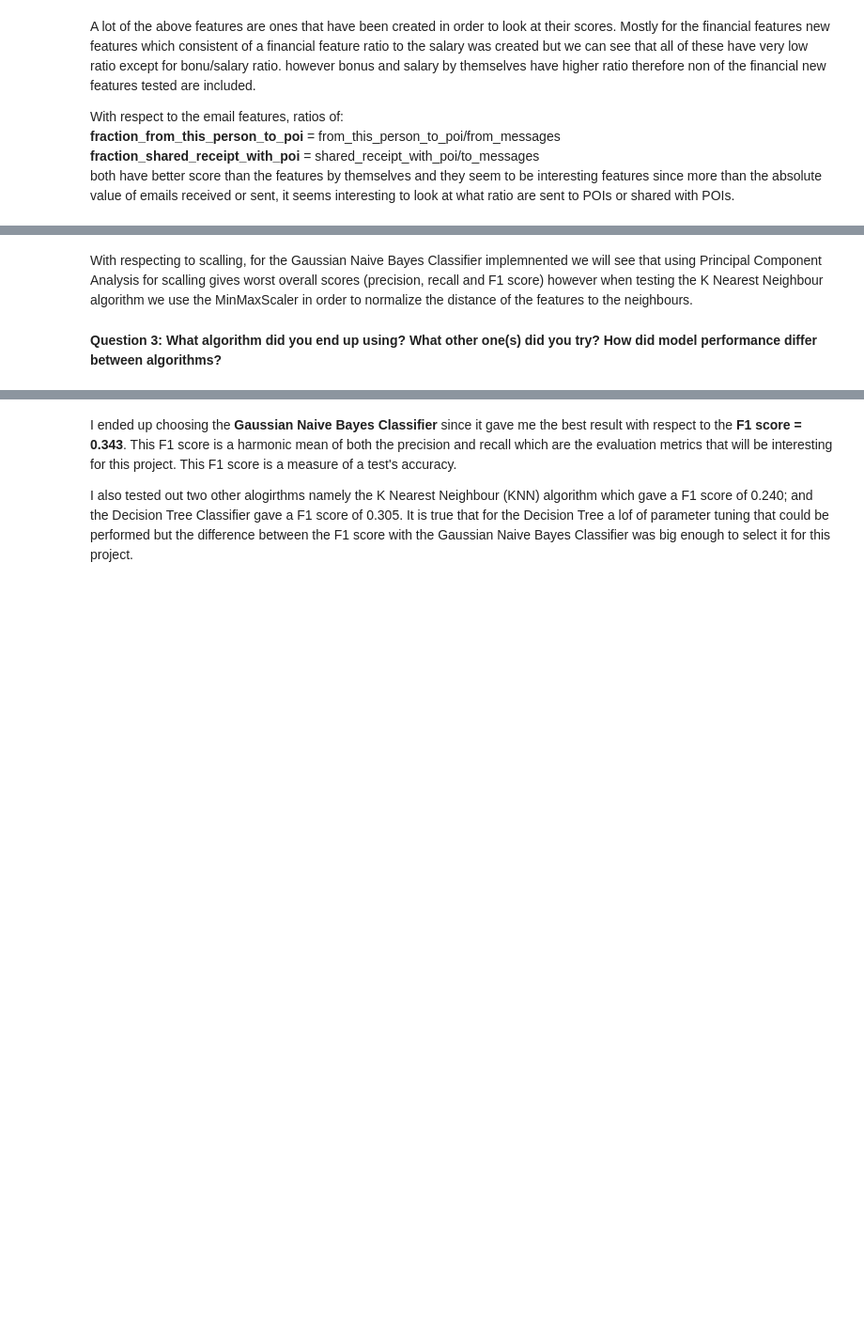
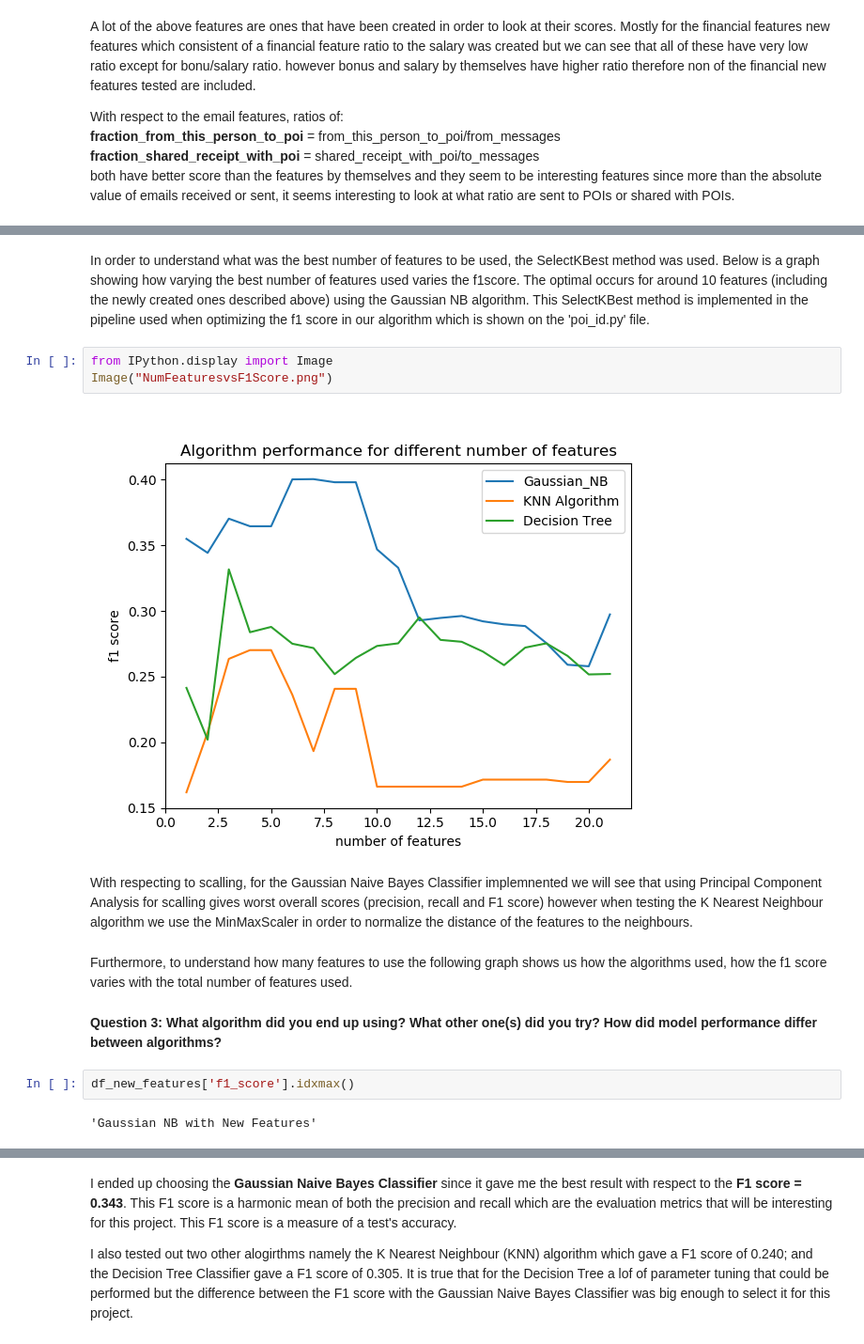
Before and after one commit to NitinRamchand/Data-Analytics-Nanodegree-Udacity, a Jupyter notebook: Identify_Fraud_From_Enron_NitinRamchandLalwani_Submission/Enron_Submission_Final_Answers.ipynb, the cells around one changed output, grey strips where cells are left out. Shown at 94% size. Saved outputs shown, nothing was run; the diff lists cells and outputs as text; blank space fills up the shorter version.

```diff
--- a/Identify_Fraud_From_Enron_NitinRamchandLalwani_Submission/Enron_Submission_Final_Answers.ipynb
+++ b/Identify_Fraud_From_Enron_NitinRamchandLalwani_Submission/Enron_Submission_Final_Answers.ipynb
@@ -80,4 +148,17 @@ Therefore including the interesting new features mentioned and the already exist
+# %% [markdown]
+In order to understand what was the best number of features to be used, the SelectKBest method was used. Below is a graph showing how varying the best number of features used varies the f1score. The optimal occurs for around 10  features (including the newly created ones described above) using the Gaussian NB algorithm. This SelectKBest method is implemented in the pipeline used when optimizing the f1 score in our algorithm which is shown on the 'poi_id.py' file.
+# %%
+from IPython.display import Image
+Image("NumFeaturesvsF1Score.png")
+# %% [output]
+[figure, added]
 # %% [markdown]
 With respecting to scalling, for the Gaussian Naive Bayes Classifier implemnented we will see that using Principal Component Analysis for scalling gives worst overall scores (precision, recall and F1 score) however when testing the K Nearest Neighbour algorithm we use the MinMaxScaler in order to normalize the distance of the features to the neighbours.
+# %% [markdown]
+Furthermore, to understand how many features to use the following graph shows us how the algorithms used, how the f1 score varies with the total number of features used.
 # %% [markdown]
 __Question 3: What algorithm did you end up using? What other one(s) did you try? How did model performance differ between algorithms?__
+# %%
+df_new_features['f1_score'].idxmax()
+# %% [output]
+'Gaussian NB with New Features'
```
Also changed, not shown: parts of 7 cells of this notebook, 8 other files.
